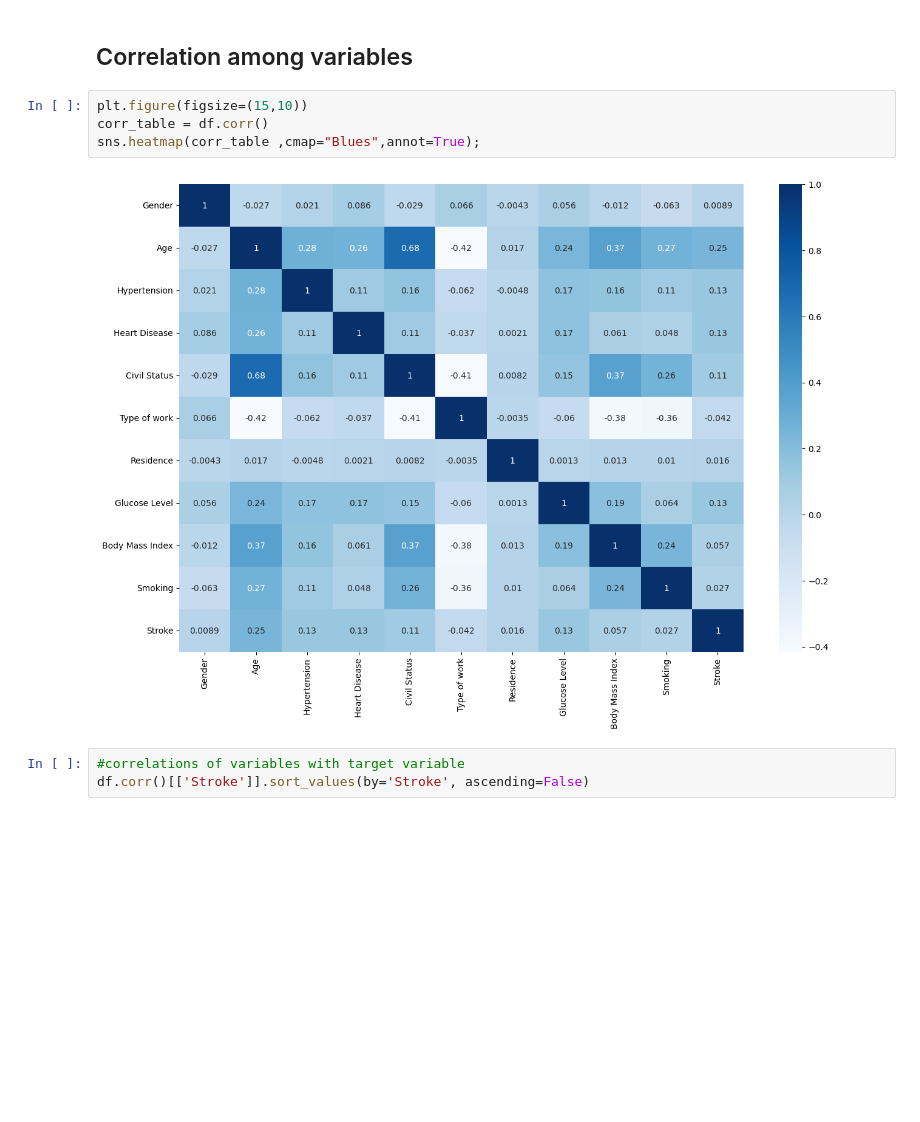
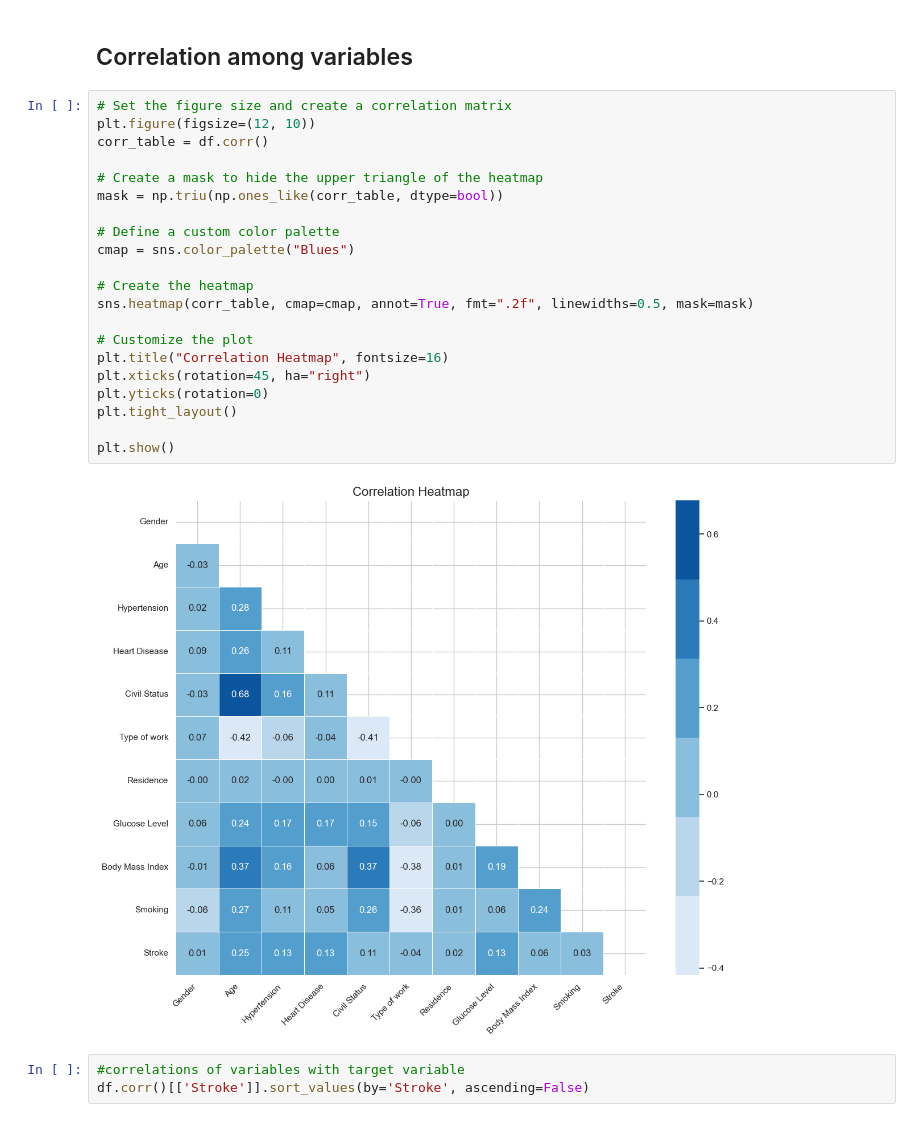
Before and after one commit to heitorgaf/Strategic-Thinking--CA, a Jupyter notebook: StratThink_HDipData_CA1.ipynb, the cells around one changed output. Saved outputs shown, nothing was run; the diff lists cells and outputs as text; blank space fills up the shorter version.

```diff
--- a/StratThink_HDipData_CA1.ipynb
+++ b/StratThink_HDipData_CA1.ipynb
@@ -361,12 +361,29 @@ dtypes: float64(3), int32(5), int64(3)
 memory usage: 330.9 KB
 # %% [markdown]
 ## Correlation among variables
-# %%
-plt.figure(figsize=(15,10))
-corr_table = df.corr()
-sns.heatmap(corr_table ,cmap="Blues",annot=True);
-# %% [output]
-[figure, removed]
+# %%
+# Set the figure size and create a correlation matrix
+plt.figure(figsize=(12, 10))
+corr_table = df.corr()
+
+# Create a mask to hide the upper triangle of the heatmap
+mask = np.triu(np.ones_like(corr_table, dtype=bool))
+
+# Define a custom color palette
+cmap = sns.color_palette("Blues")
+
+# Create the heatmap
+sns.heatmap(corr_table, cmap=cmap, annot=True, fmt=".2f", linewidths=0.5, mask=mask)
+
+# Customize the plot
+plt.title("Correlation Heatmap", fontsize=16)
+plt.xticks(rotation=45, ha="right")
+plt.yticks(rotation=0)
+plt.tight_layout()
+
+plt.show()
+# %% [output]
+[figure, added]
 # %%
 #correlations of variables with target variable
 df.corr()[['Stroke']].sort_values(by='Stroke', ascending=False)
```
Also changed, not shown: parts of 8 cells of this notebook.
